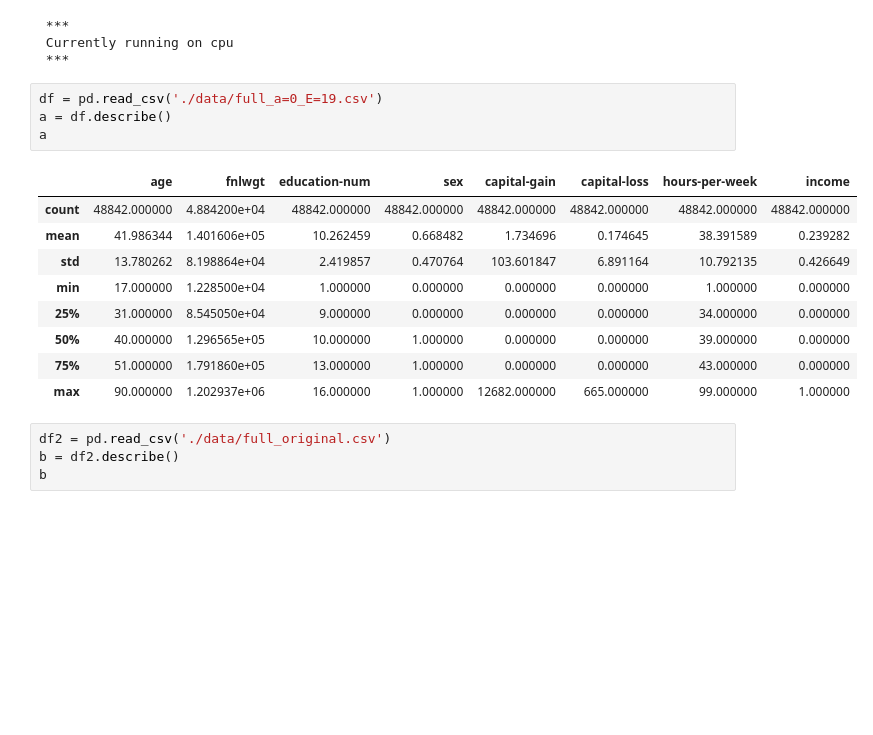
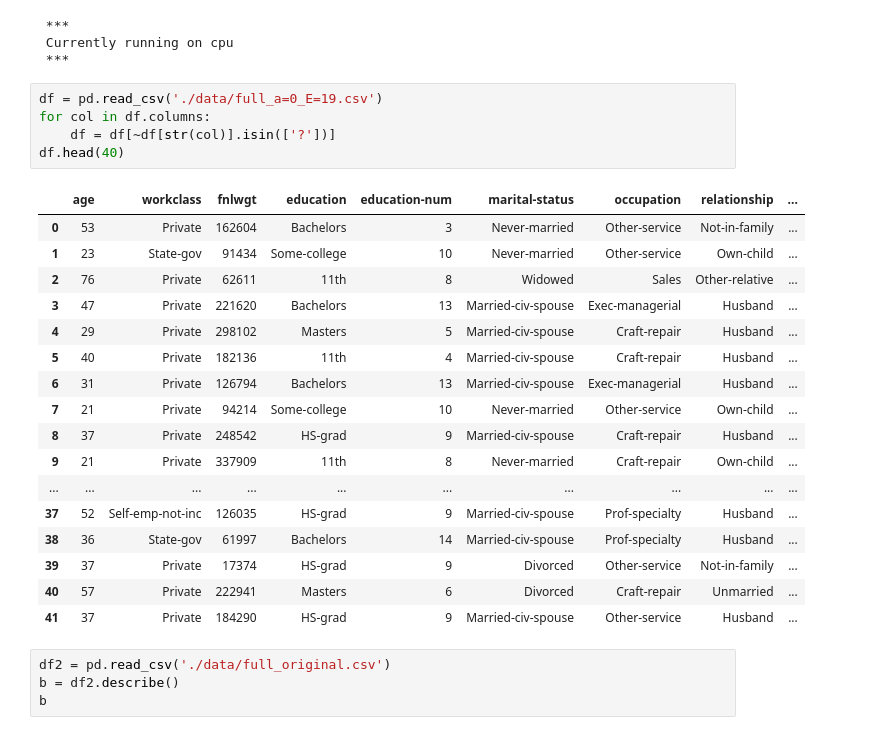
Before and after one commit to jctaillandier/reconstructor, a Jupyter notebook: reconstructor.ipynb, the cells around one changed output. Drawn from its saved outputs; the diff is of its cells as text; blank space fills up the shorter version.

```diff
--- a/reconstructor.ipynb
+++ b/reconstructor.ipynb
@@ -59,18 +59,27 @@ with open('./data/full_original.csv', 'r') as r:
  ***
 # %%
 df = pd.read_csv('./data/full_a=0_E=19.csv')
-a = df.describe()
-a
+for col in df.columns:
+    df = df[~df[str(col)].isin(['?'])]
+df.head(40)
 # %% [output]
-|  | age | fnlwgt | education-num | sex | capital-gain | capital-loss | hours-per-week | income |
-| count | 48842.000000 | 4.884200e+04 | 48842.000000 | 48842.000000 | 48842.000000 | 48842.000000 | 48842.000000 | 48842.000000 |
-| mean | 41.986344 | 1.401606e+05 | 10.262459 | 0.668482 | 1.734696 | 0.174645 | 38.391589 | 0.239282 |
-| std | 13.780262 | 8.198864e+04 | 2.419857 | 0.470764 | 103.601847 | 6.891164 | 10.792135 | 0.426649 |
-| min | 17.000000 | 1.228500e+04 | 1.000000 | 0.000000 | 0.000000 | 0.000000 | 1.000000 | 0.000000 |
-| 25% | 31.000000 | 8.545050e+04 | 9.000000 | 0.000000 | 0.000000 | 0.000000 | 34.000000 | 0.000000 |
-| 50% | 40.000000 | 1.296565e+05 | 10.000000 | 1.000000 | 0.000000 | 0.000000 | 39.000000 | 0.000000 |
-| 75% | 51.000000 | 1.791860e+05 | 13.000000 | 1.000000 | 0.000000 | 0.000000 | 43.000000 | 0.000000 |
-| max | 90.000000 | 1.202937e+06 | 16.000000 | 1.000000 | 12682.000000 | 665.000000 | 99.000000 | 1.000000 |
+|  | age | workclass | fnlwgt | education | education-num | marital-status | occupation | relationship | ... |
+| 0 | 53 | Private | 162604 | Bachelors | 3 | Never-married | Other-service | Not-in-family | ... |
+| 1 | 23 | State-gov | 91434 | Some-college | 10 | Never-married | Other-service | Own-child | ... |
+| 2 | 76 | Private | 62611 | 11th | 8 | Widowed | Sales | Other-relative | ... |
+| 3 | 47 | Private | 221620 | Bachelors | 13 | Married-civ-spouse | Exec-managerial | Husband | ... |
+| 4 | 29 | Private | 298102 | Masters | 5 | Married-civ-spouse | Craft-repair | Husband | ... |
+| 5 | 40 | Private | 182136 | 11th | 4 | Married-civ-spouse | Craft-repair | Husband | ... |
+| 6 | 31 | Private | 126794 | Bachelors | 13 | Married-civ-spouse | Exec-managerial | Husband | ... |
+| 7 | 21 | Private | 94214 | Some-college | 10 | Never-married | Other-service | Own-child | ... |
+| 8 | 37 | Private | 248542 | HS-grad | 9 | Married-civ-spouse | Craft-repair | Husband | ... |
+| 9 | 21 | Private | 337909 | 11th | 8 | Never-married | Craft-repair | Own-child | ... |
+| ... | ... | ... | ... | ... | ... | ... | ... | ... | ... |
+| 37 | 52 | Self-emp-not-inc | 126035 | HS-grad | 9 | Married-civ-spouse | Prof-specialty | Husband | ... |
+| 38 | 36 | State-gov | 61997 | Bachelors | 14 | Married-civ-spouse | Prof-specialty | Husband | ... |
+| 39 | 37 | Private | 17374 | HS-grad | 9 | Divorced | Other-service | Not-in-family | ... |
+| 40 | 57 | Private | 222941 | Masters | 6 | Divorced | Craft-repair | Unmarried | ... |
+| 41 | 37 | Private | 184290 | HS-grad | 9 | Married-civ-spouse | Other-service | Husband | ... |
 # %%
 df2 = pd.read_csv('./data/full_original.csv')
 b = df2.describe()
```
Also changed, not shown: 12 other files.
